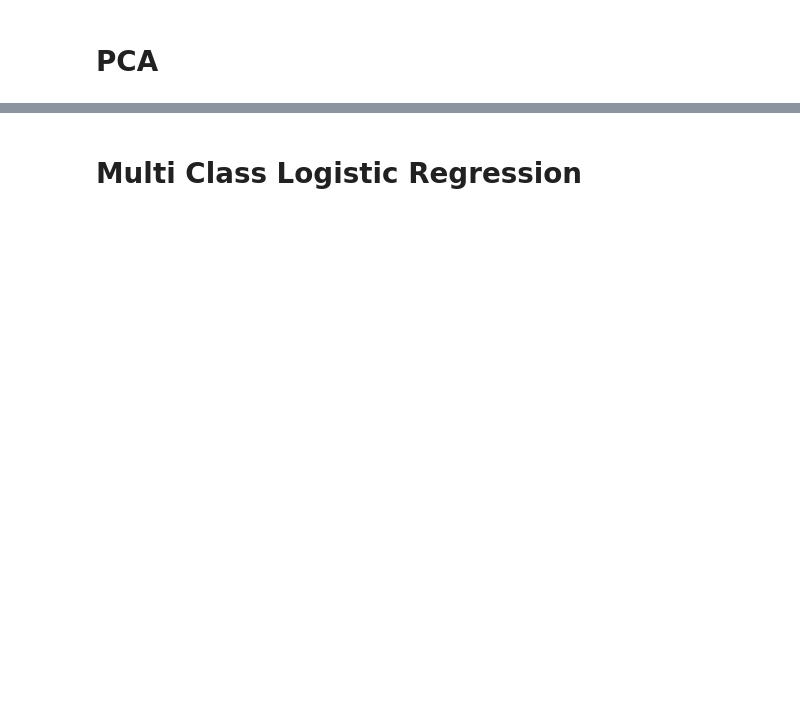
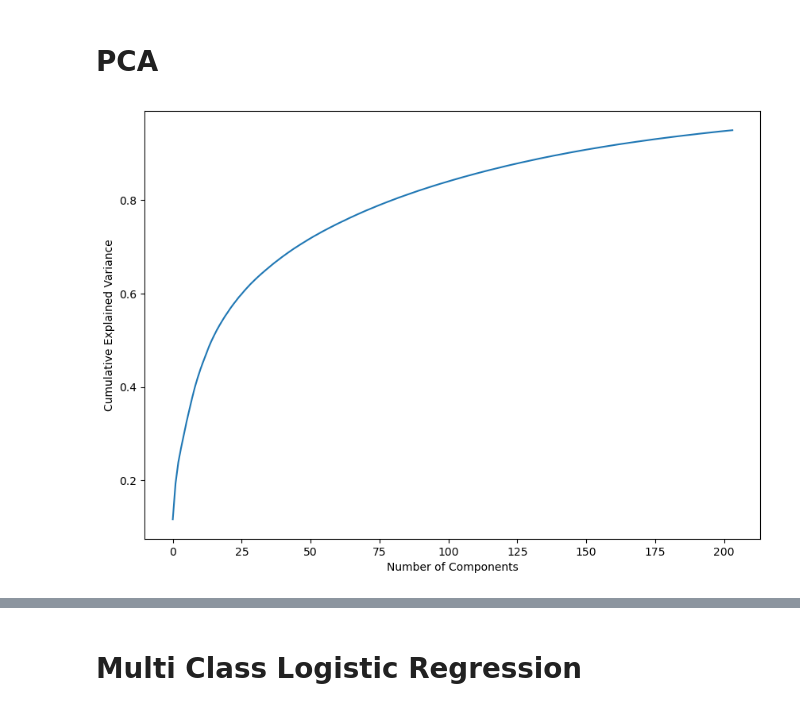
Before and after one commit to tobias-schnabel/sml-practical, a Jupyter notebook: Max.ipynb, the cells around one changed output, grey strips where cells are left out. Cells and saved outputs as stored; diff of their text form; code cells hidden in the pictures; blank space fills up the shorter version.

```diff
--- a/Max.ipynb
+++ b/Max.ipynb
@@ -84,16 +90,18 @@ plt.show()
 train_data_with_labels = x_train.join(y_train)
 # %%
 scaler = StandardScaler()
-X_scaled = scaler.fit_transform(train_data_with_labels.iloc[:, :-1])   identifier
+X_scaled = scaler.fit_transform(train_data_with_labels.iloc[:, :-1])   #identifier
 
 pca = PCA(n_components=0.95)
 X_pca = pca.fit_transform(X_scaled)
 
 plt.figure(figsize=(10, 7))
 plt.plot(np.cumsum(pca.explained_variance_ratio_))
 plt.xlabel('Number of Components')
 plt.ylabel('Cumulative Explained Variance')
 plt.show()
+# %% [output]
+[figure, added]
 # %%
 scaler = StandardScaler()
 X_scaled = scaler.fit_transform(x_train)
```
Also changed, not shown: parts of 6 cells of this notebook.
